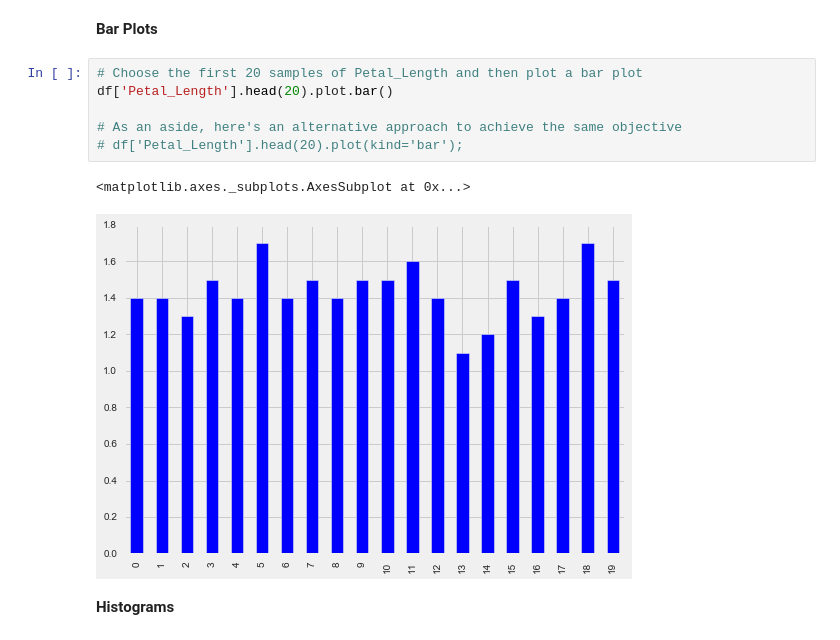
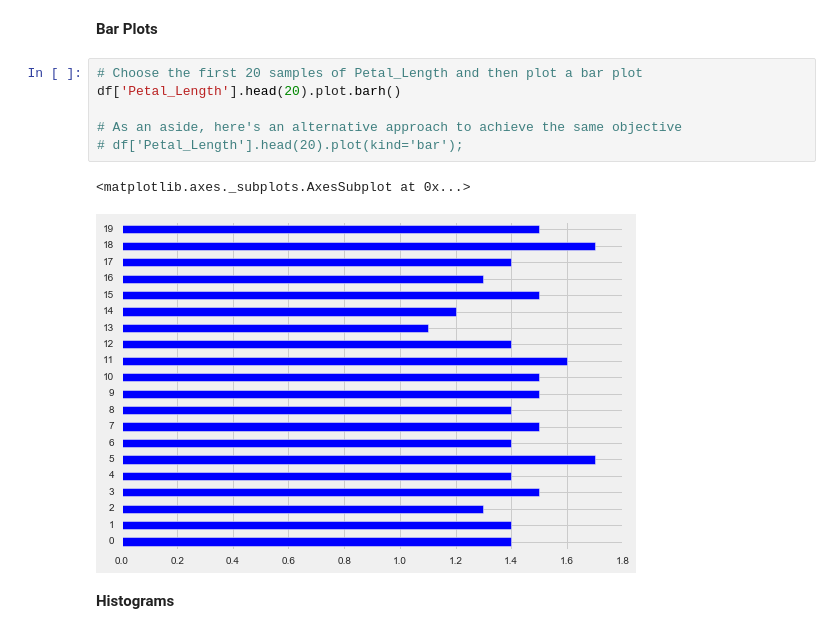
Before and after one commit to johnjfox/Analytic_Enterprise, a Jupyter notebook: notebooks/02c_Exploratory_Analysis.ipynb, the cells around one changed output. Drawn from its saved outputs; the diff is of its cells as text.

```diff
--- a/notebooks/02c_Exploratory_Analysis.ipynb
+++ b/notebooks/02c_Exploratory_Analysis.ipynb
@@ -250,13 +316,13 @@ df[['Petal_Width', 'Petal_Length']].plot();
 **Bar Plots**
 # %%
 # Choose the first 20 samples of Petal_Length and then plot a bar plot
-df['Petal_Length'].head(20).plot.bar()
+df['Petal_Length'].head(20).plot.barh()
 
 # As an aside, here's an alternative approach to achieve the same objective
 # df['Petal_Length'].head(20).plot(kind='bar');
 # %% [output]
 <matplotlib.axes._subplots.AxesSubplot at 0x...>
-[figure, old version]
+[figure, new version]
 # %% [markdown]
 **Histograms**
 # %%
```
Also changed, not shown: parts of 30 cells of this notebook, 3 other files.
